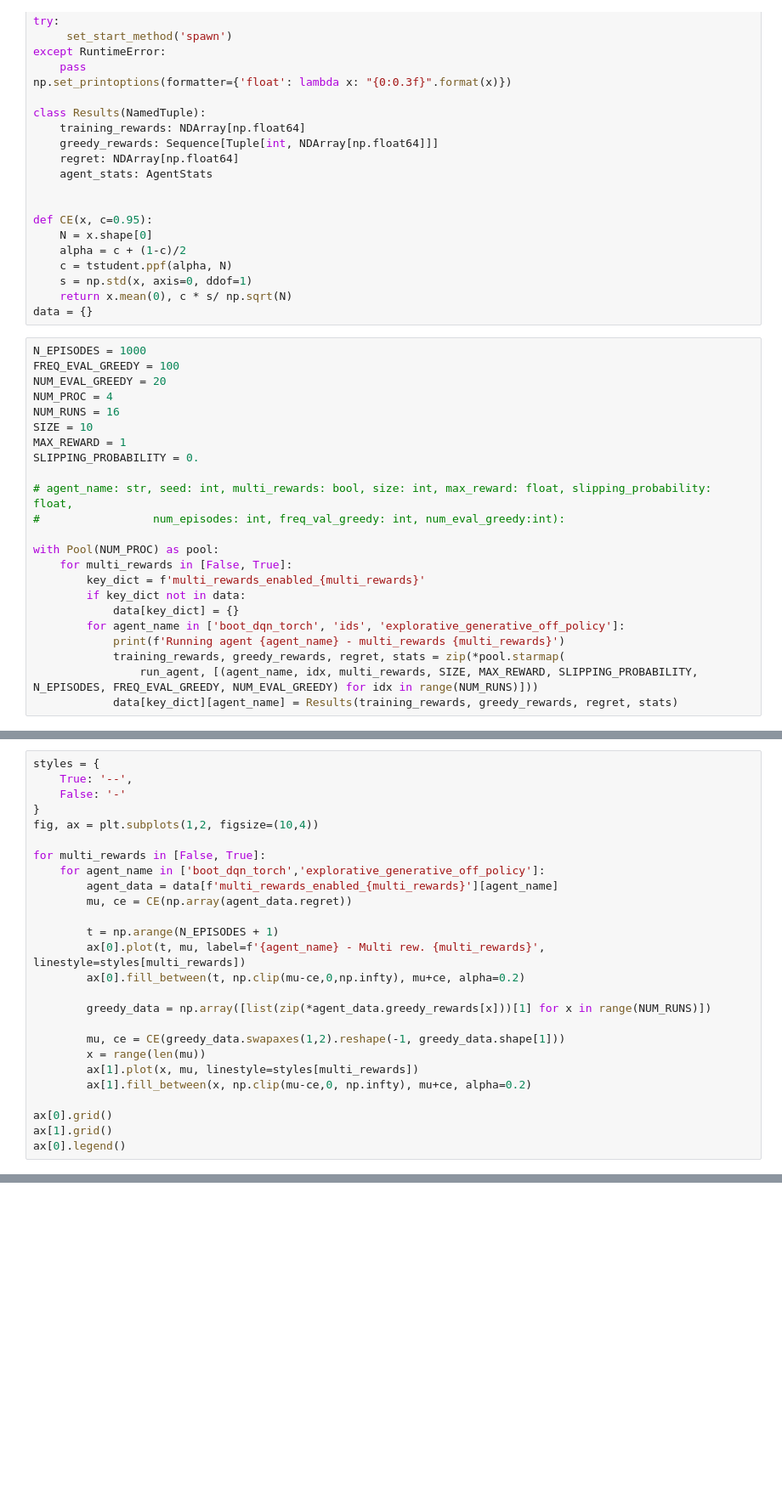
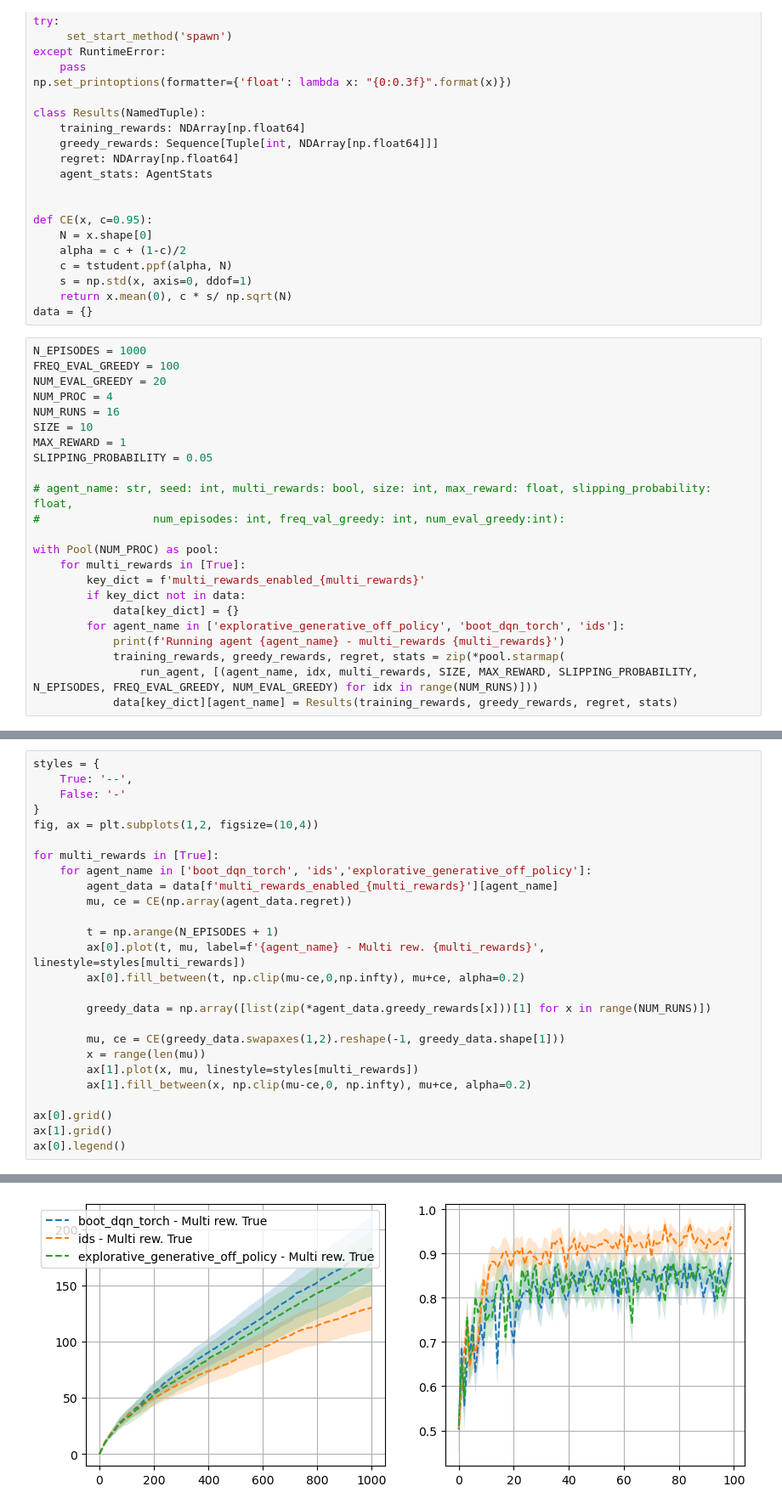
Before and after one commit to rssalessio/ModelFreeActiveExplorationRL, a Jupyter notebook: DeepSea/eval.ipynb, the cells around one changed output, grey strips where cells are left out. Shown: that part at 85% size. Drawn from its saved outputs; the diff is of its cells as text; blank space fills up the shorter version.

```diff
--- a/DeepSea/eval.ipynb
+++ b/DeepSea/eval.ipynb
@@ -37,17 +37,17 @@ NUM_PROC = 4
 NUM_RUNS = 16
 SIZE = 10
 MAX_REWARD = 1
-SLIPPING_PROBABILITY = 0.
+SLIPPING_PROBABILITY = 0.05
 
 # agent_name: str, seed: int, multi_rewards: bool, size: int, max_reward: float, slipping_probability: float,
 #                 num_episodes: int, freq_val_greedy: int, num_eval_greedy:int):
 
 with Pool(NUM_PROC) as pool:
-    for multi_rewards in [False, True]:
+    for multi_rewards in [True]:
         key_dict = f'multi_rewards_enabled_{multi_rewards}'
         if key_dict not in data:
             data[key_dict] = {}
-        for agent_name in ['boot_dqn_torch', 'ids', 'explorative_generative_off_policy']:
+        for agent_name in ['explorative_generative_off_policy', 'boot_dqn_torch', 'ids']:
             print(f'Running agent {agent_name} - multi_rewards {multi_rewards}')
             training_rewards, greedy_rewards, regret, stats = zip(*pool.starmap(
                 run_agent, [(agent_name, idx, multi_rewards, SIZE, MAX_REWARD, SLIPPING_PROBABILITY, N_EPISODES, FREQ_EVAL_GREEDY, NUM_EVAL_GREEDY) for idx in range(NUM_RUNS)]))
@@ -63,8 +62,8 @@ styles = {
 }
 fig, ax = plt.subplots(1,2, figsize=(10,4))
 
-for multi_rewards in [False, True]:
-    for agent_name in ['boot_dqn_torch','explorative_generative_off_policy']:
+for multi_rewards in [True]:
+    for agent_name in ['boot_dqn_torch', 'ids','explorative_generative_off_policy']:
         agent_data = data[f'multi_rewards_enabled_{multi_rewards}'][agent_name]
         mu, ce = CE(np.array(agent_data.regret))
 
@@ -82,3 +81,4 @@ for multi_rewards in [False, True]:
 ax[0].grid()
 ax[1].grid()
 ax[0].legend()
+# %% [output]
@@ -85,3 +86,4 @@ ax[0].legend()
+[figure, added]
 # %%
 greedy_data = np.array([list(zip(*data['multi_rewards_enabled_False']['boot_dqn_torch'].greedy_rewards[x]))[1] for x in range(NUM_RUNS)])
 
```
Also changed, not shown: parts of 3 cells of this notebook, 4 other files.
